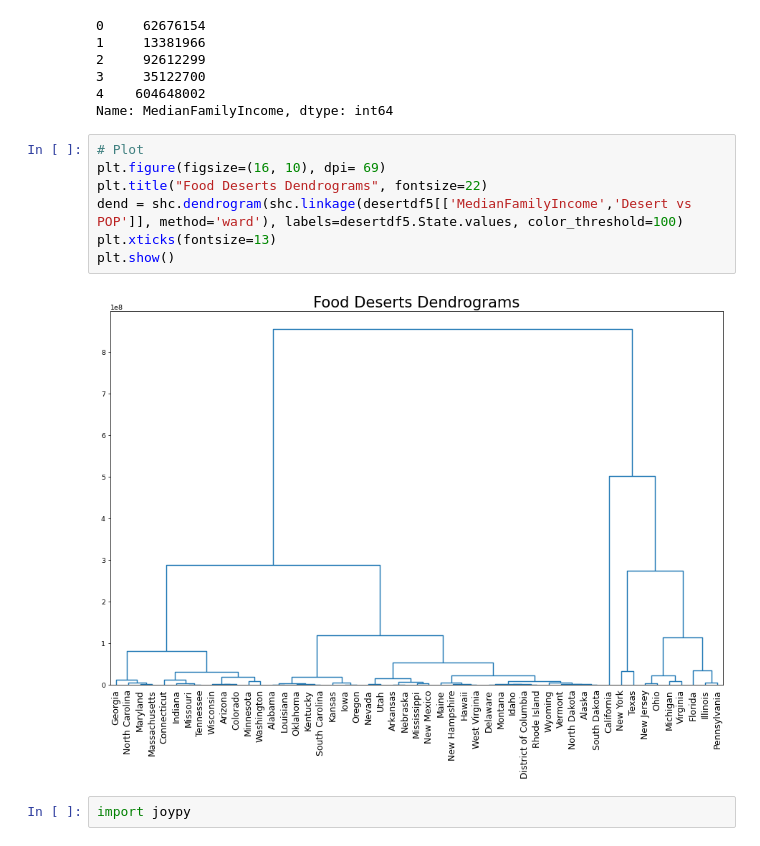
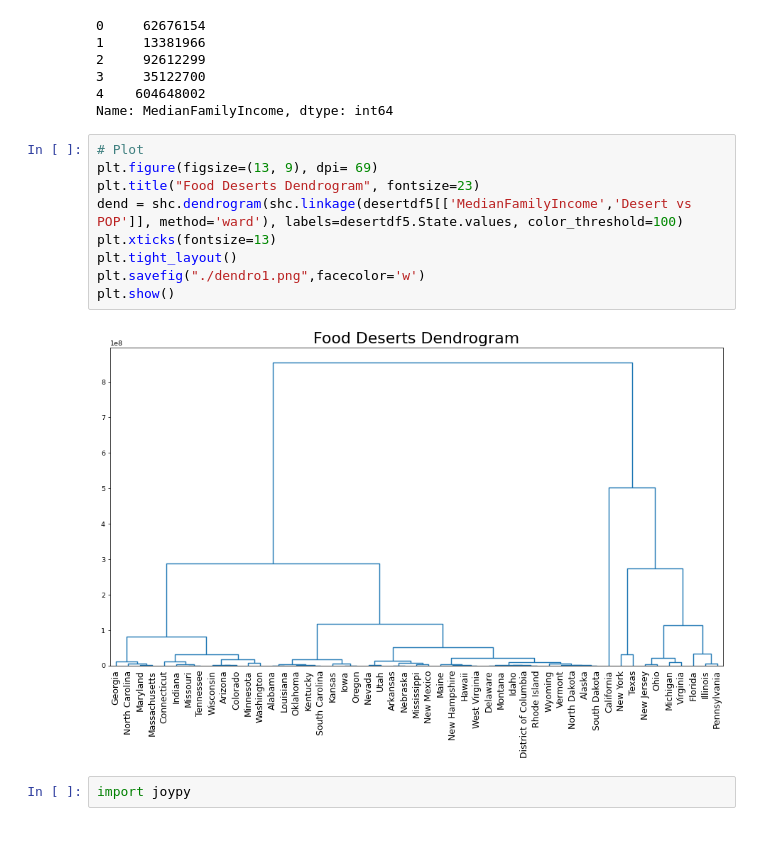
Before and after one commit to priyamittal96/project_1, a Jupyter notebook: Sun9pm notebooks/Priya22.ipynb, the cells around one changed output. Drawn from its saved outputs; the diff is of its cells as text.

Commit message:
dendro&counts

```diff
--- a/Sun9pm notebooks/Priya22.ipynb
+++ b/Sun9pm notebooks/Priya22.ipynb
@@ -227,13 +227,15 @@ desertdf5['MedianFamilyIncome'].head(5)
 Name: MedianFamilyIncome, dtype: int64
 # %%
 # Plot
-plt.figure(figsize=(16, 10), dpi= 69)
-plt.title("Food Deserts Dendrograms", fontsize=22)
+plt.figure(figsize=(13, 9), dpi= 69)
+plt.title("Food Deserts Dendrogram", fontsize=23)
 dend = shc.dendrogram(shc.linkage(desertdf5[['MedianFamilyIncome','Desert vs POP']], method='ward'), labels=desertdf5.State.values, color_threshold=100)
 plt.xticks(fontsize=13)
+plt.tight_layout()
+plt.savefig("./dendro1.png",facecolor='w')
 plt.show()
 # %% [output]
-[figure, old version]
+[figure, new version]
 # %%
 import joypy
 # %%
```
Also changed, not shown: parts of 17 cells of this notebook, 4 other files.
